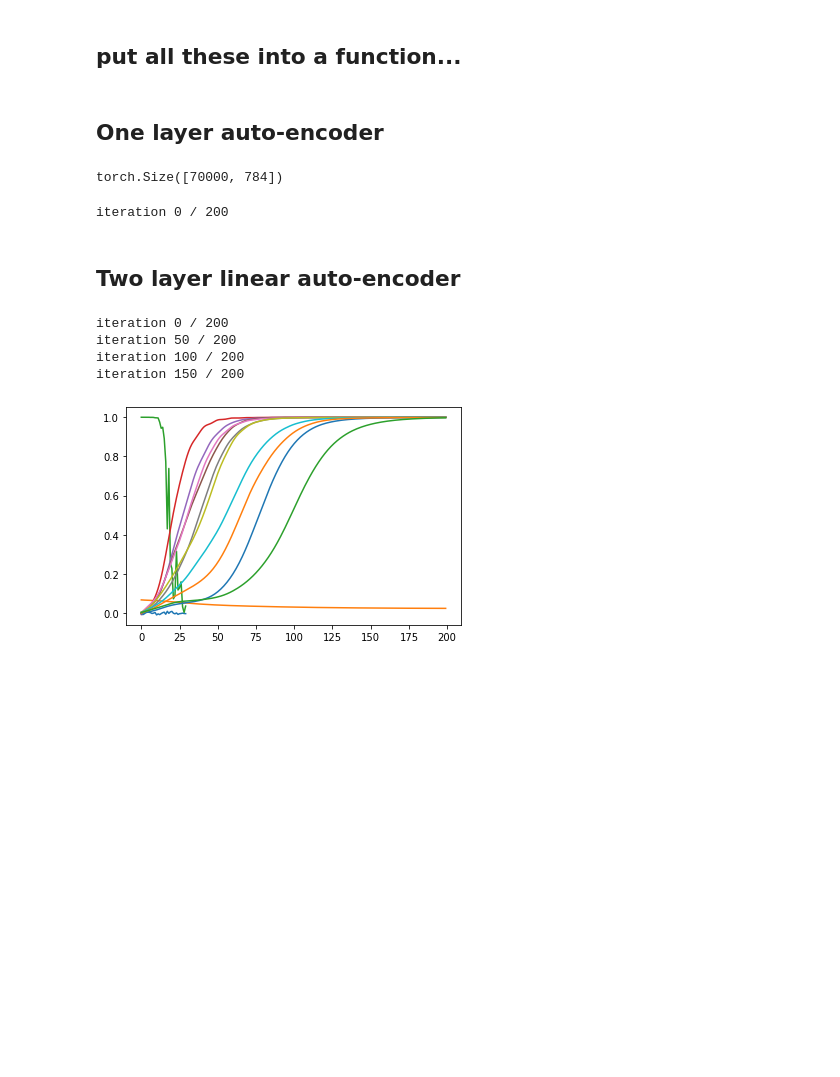
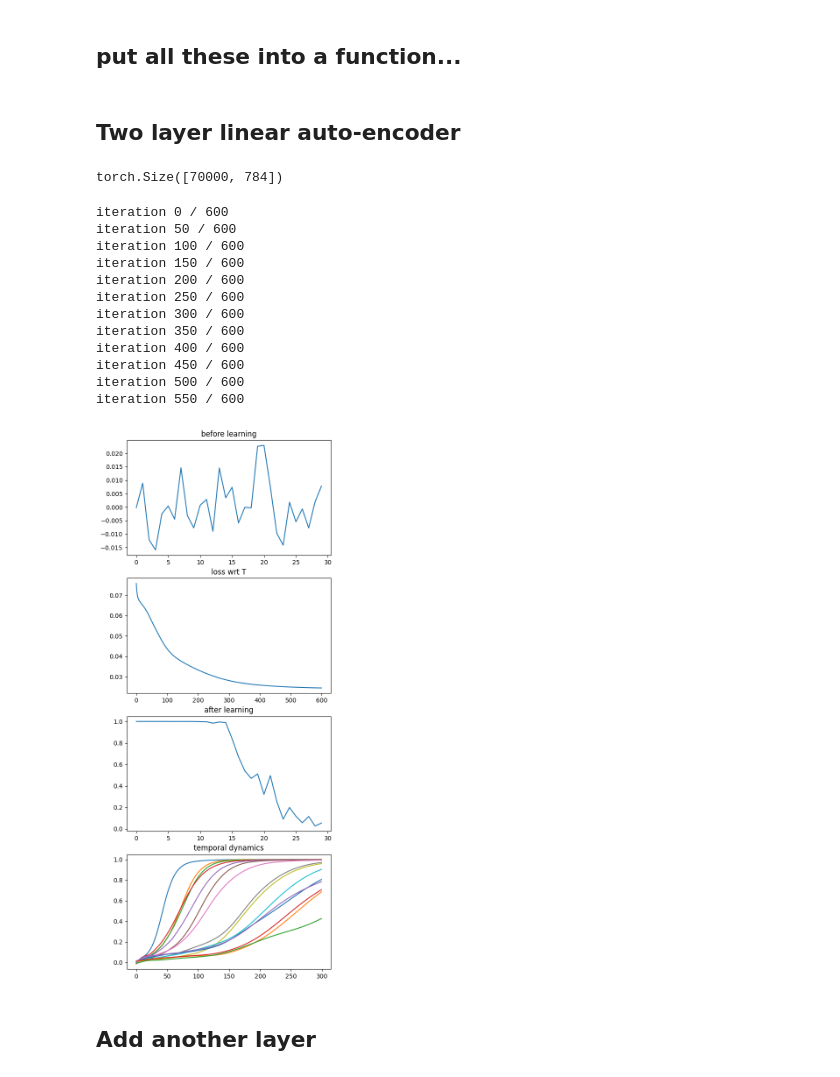
Before and after one commit to lingqiz/PsychophysicsNN, a Jupyter notebook: DeepPCA.ipynb, the cells around one changed output. Drawn from its saved outputs; the diff is of its cells as text; code cells hidden in the pictures; blank space fills up the shorter version.

Commit message:
add figures

```diff
--- a/DeepPCA.ipynb
+++ b/DeepPCA.ipynb
@@ -391,16 +391,20 @@ for idx in range(plot_n):
 # %% [markdown]
 ## put all these into a function...
 # %%
-def visualize_temporal(network, n_iter=600, n_item=30, n_plot=10, t_step=200):
-    fig = plt.figure(figsize=(6, 12), dpi=100)
+def visualize_temporal(network, n_iter=300, n_item=30, n_plot=15, t_step=300, sgd=False):
+    fig = plt.figure(figsize=(6, 16), dpi=100)
 
     # Before training
     plt.subplot(4, 1, 1)
     diag = analysis_weight(network)
     plt.plot(diag[0:n_item])
+    plt.title('before learning')
 
     # Gradient descent training
-    optimizer = optim.Adam(network.parameters())
+    if sgd:
+        optimizer = optim.SGD(network.parameters(), lr=0.05, momentum=0.5)
+    else:
+        optimizer = optim.Adam(network.parameters())
 
     loss_func = nn.MSELoss()
     loss_val  = np.zeros(n_iter)
@@ -424,18 +428,23 @@ def visualize_temporal(network, n_iter=600, n_item=30, n_plot=10, t_step=200):
 
     plt.subplot(4, 1, 2)
     plt.plot(range(n_iter), loss_val)
+    plt.title('loss wrt T')
 
     # After training
     plt.subplot(4, 1, 3)
     diag = analysis_weight(network)
     plt.plot(diag[0:n_item])
+    plt.title('after learning')
 
     # plot temporal trajectory of diag value
     plt.subplot(4, 1, 4)
     for idx in range(n_plot):
         plt.plot(range(t_step), diag_val[:t_step, idx])
+    plt.title('temporal dynamics')
+
+    return (network, loss_val, diag_val)
 # %% [markdown]
-## One layer auto-encoder
+## Two layer linear auto-encoder
 # %%
 n_comp = 20
 input_size = 28 * 28
@@ -448,12 +457,24 @@ shallow_nn = nn.Sequential(
     nn.Linear(n_comp, input_size, bias=False))
 # %% [output]
 torch.Size([70000, 784])
-# %%
-visualize_temporal(shallow_nn, n_iter=200)
-# %% [output]
-iteration 0 / 200
-# %% [markdown]
-## Two layer linear auto-encoder
+# %%
+network, loss_val, diag_val = visualize_temporal(shallow_nn, n_iter=600)
+# %% [output]
+iteration 0 / 600
+iteration 50 / 600
+iteration 100 / 600
+iteration 150 / 600
+iteration 200 / 600
+iteration 250 / 600
+iteration 300 / 600
+iteration 350 / 600
+iteration 400 / 600
+iteration 450 / 600
+iteration 500 / 600
+iteration 550 / 600
+[figure, added]
+# %% [markdown]
+## Add another layer
 # %%
 n_comp = 20
 input_size = 28 * 28
@@ -467,8 +488,0 @@ deep_nn = nn.Sequential(
-# %%
-visualize_temporal(deep_nn)
-# %% [output]
-iteration 0 / 200
-iteration 50 / 200
-iteration 100 / 200
-iteration 150 / 200
-[figure, removed]
```
Also changed, not shown: parts of 2 cells of this notebook.
